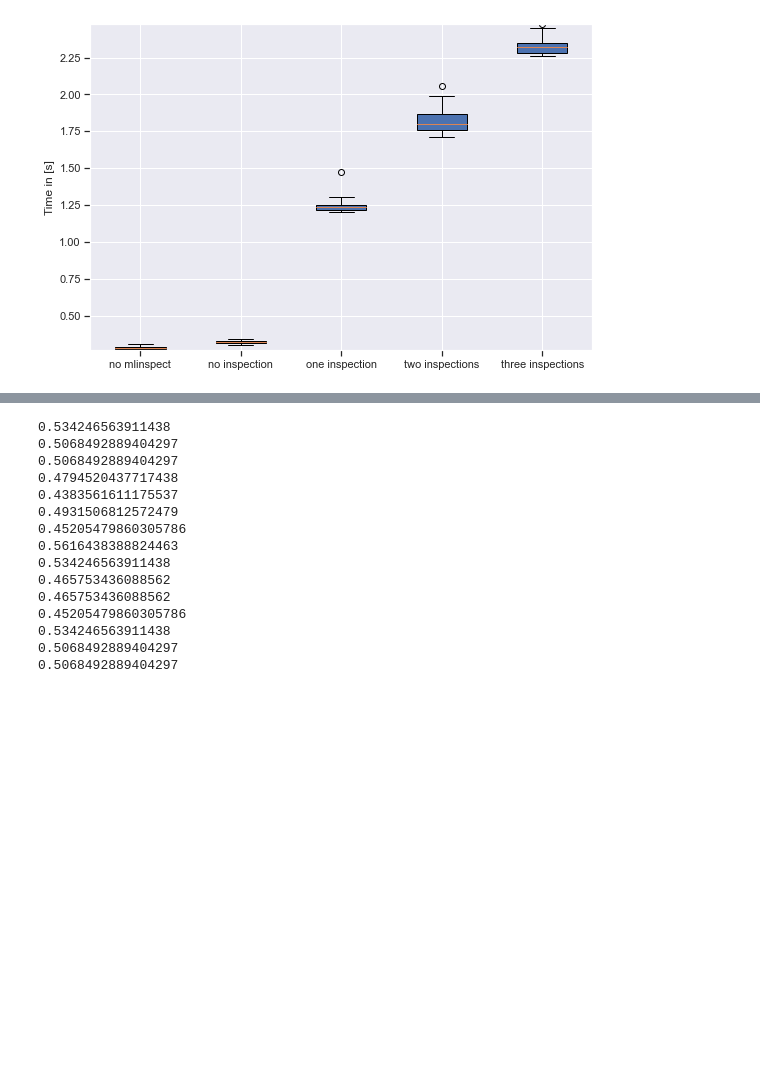
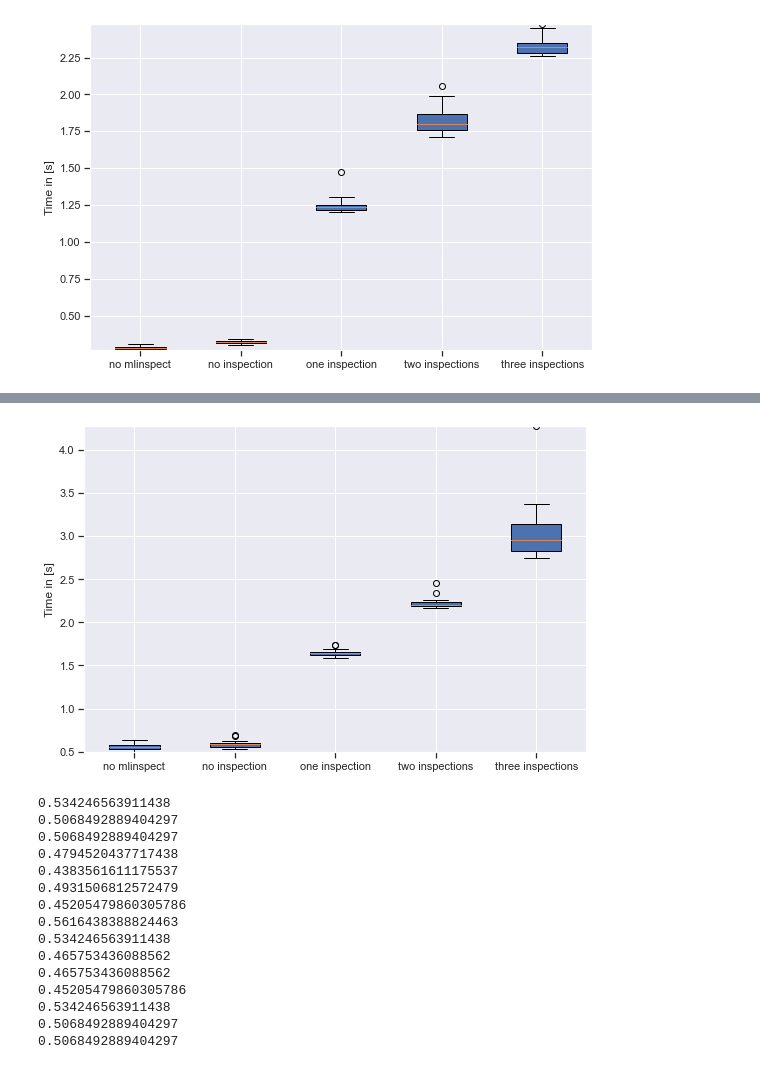
Before and after one commit to stefan-grafberger/mlinspect, a Jupyter notebook: experiments/operator_benchmarks.ipynb, the cells around one changed output, grey strips where cells are left out. Saved outputs shown, nothing was run; the diff lists cells and outputs as text; code cells hidden in the pictures; blank space fills up the shorter version.

Commit message:
Added adult_normal example_pipeline and added mlinspect benchmark using it

```diff
--- a/experiments/operator_benchmarks.ipynb
+++ b/experiments/operator_benchmarks.ipynb
@@ -380,3 +380,19 @@ three inspections: [2.3304183098666686]
 parseAndBoxPlot(adult_easy_benchmark_results, "adult_easy")
 # %% [output]
 [figure]
+# %%
+adult_normal_benchmark_results = do_adult_normal_benchmarks(3)
+adult_normal_mean_benchmark_results = {}
+for label, results in adult_normal_benchmark_results.items():
+    current_list = adult_normal_mean_benchmark_results.get(label, [])
+    current_list.append(statistics.mean(results))
+    adult_normal_mean_benchmark_results[label] = current_list
+
+
+print("Results")
+for label, results in adult_normal_benchmark_results.items():
+    print("{}: {}".format(label, results))
+
+print("Mean Results")
+for label, results in adult_normal_mean_benchmark_results.items():
+    print("{}: {}".format(label, results))
@@ -383,3 +417,7 @@ parseAndBoxPlot(adult_easy_benchmark_results, "adult_easy")
+# %%
+parseAndBoxPlot(adult_normal_benchmark_results, "adult_normal")
+# %% [output]
+[figure, added]
 # %%
 healthcare_benchmark_results = do_healthcare_benchmarks(3)
 healthcare_mean_benchmark_results = {}
```
Also changed, not shown: parts of 2 cells of this notebook, 6 other files.
